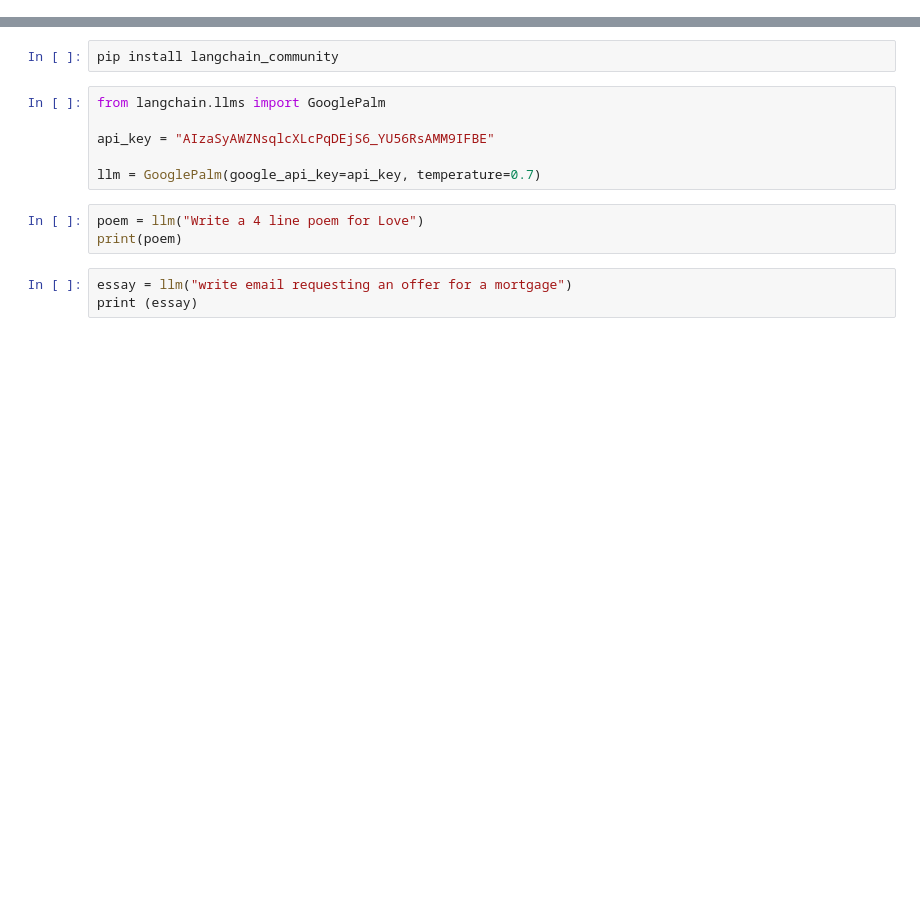
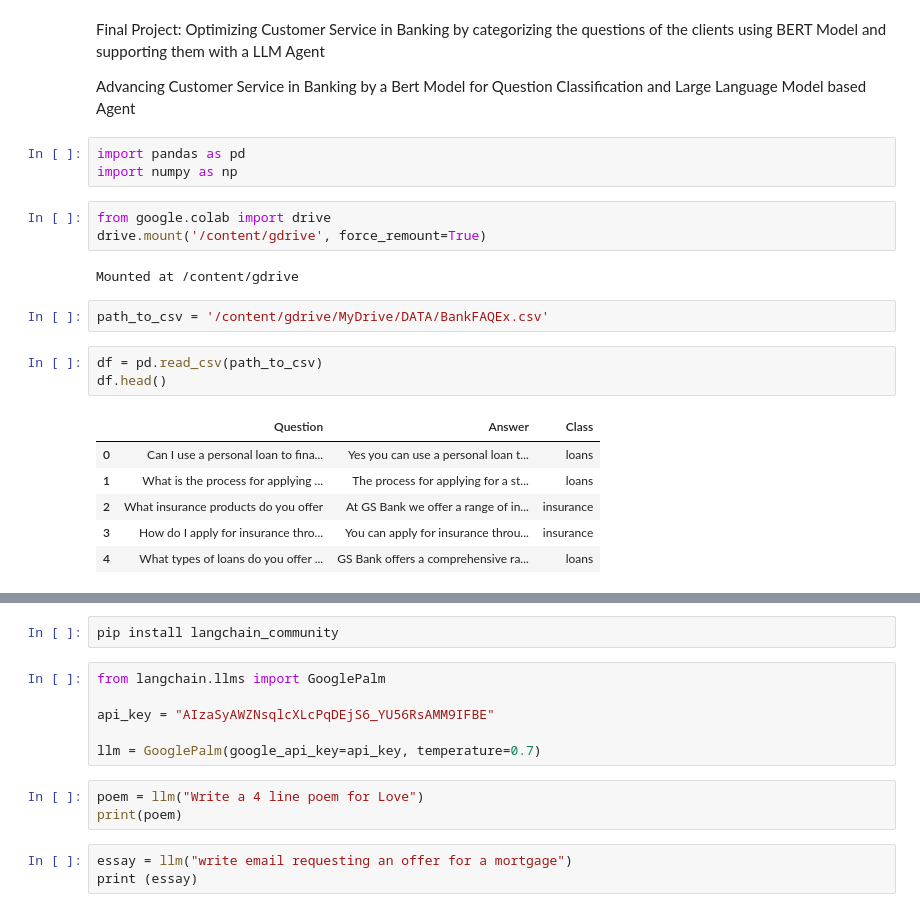
Before and after one commit to commitit/FinalProject, a Jupyter notebook: LLM.ipynb, the cells around one changed output, grey strips where cells are left out. Cells and saved outputs as stored; diff of their text form; blank space fills up the shorter version.

Commit message:
Mit Colab erstellt

```diff
--- a/LLM.ipynb
+++ b/LLM.ipynb
@@ -1,2 +1,27 @@
 # %% [markdown]
 <a href="https://colab.research.google.com/github/commitit/FinalProject/blob/main/LLM.ipynb" target="_parent"><img src="https://colab.research.google.com/assets/colab-badge.svg" alt="Open In Colab"/></a>
+# %% [markdown]
+Final Project:
+Optimizing Customer Service in Banking by categorizing the questions of the clients using BERT Model and supporting them with a LLM Agent
+
+Advancing Customer Service in Banking by a Bert Model for Question Classification and Large Language Model based Agent
+# %%
+import pandas as pd
+import numpy as np
+# %%
+from google.colab import drive
+drive.mount('/content/gdrive', force_remount=True)
+# %% [output]
+Mounted at /content/gdrive
+# %%
+path_to_csv = '/content/gdrive/MyDrive/DATA/BankFAQEx.csv'
+# %%
+df = pd.read_csv(path_to_csv)
+df.head()
+# %% [output]
+|  | Question | Answer | Class |
+| 0 | Can I use a personal loan to fina... | Yes you can use a personal loan t... | loans |
+| 1 | What is the process for applying ... | The process for applying for a st... | loans |
+| 2 | What insurance products do you offer | At GS Bank we offer a range of in... | insurance |
+| 3 | How do I apply for insurance thro... | You can apply for insurance throu... | insurance |
+| 4 | What types of loans do you offer ... | GS Bank offers a comprehensive ra... | loans |
```
Also changed, not shown: parts of 6 cells of this notebook.
